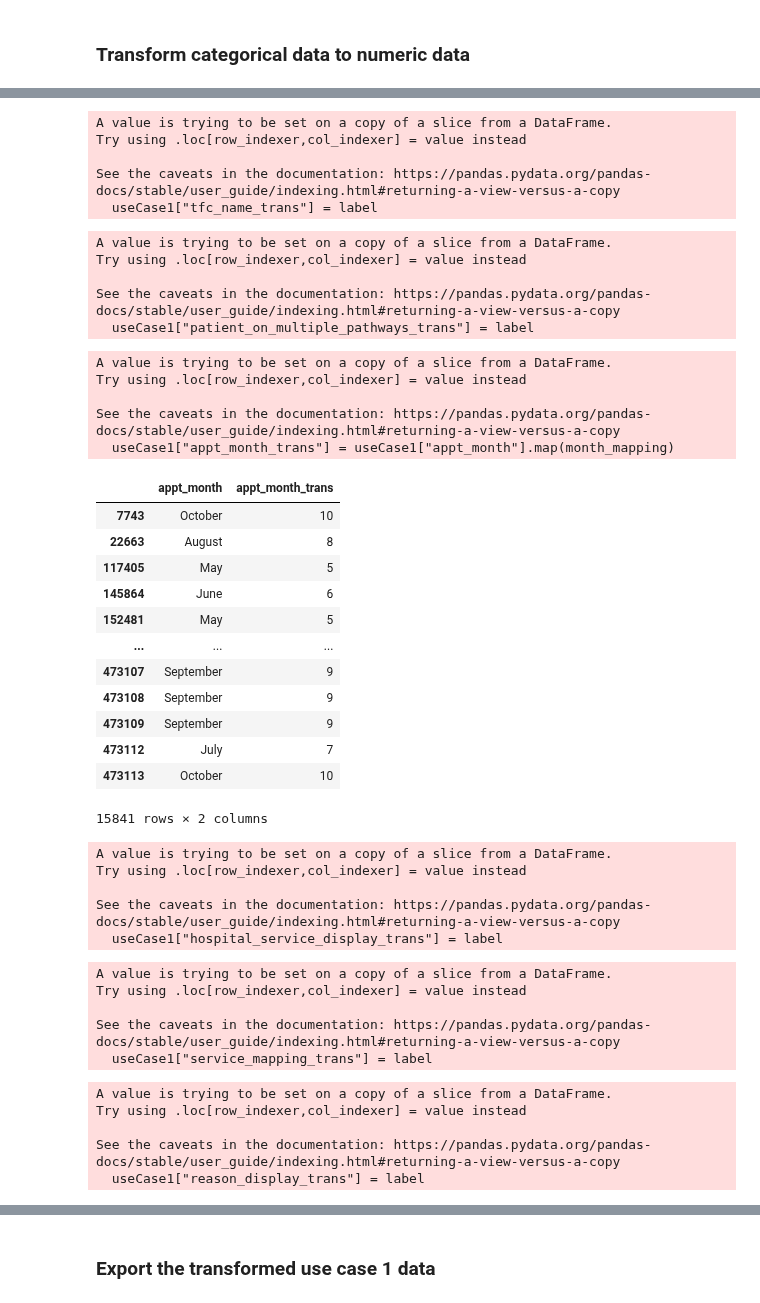
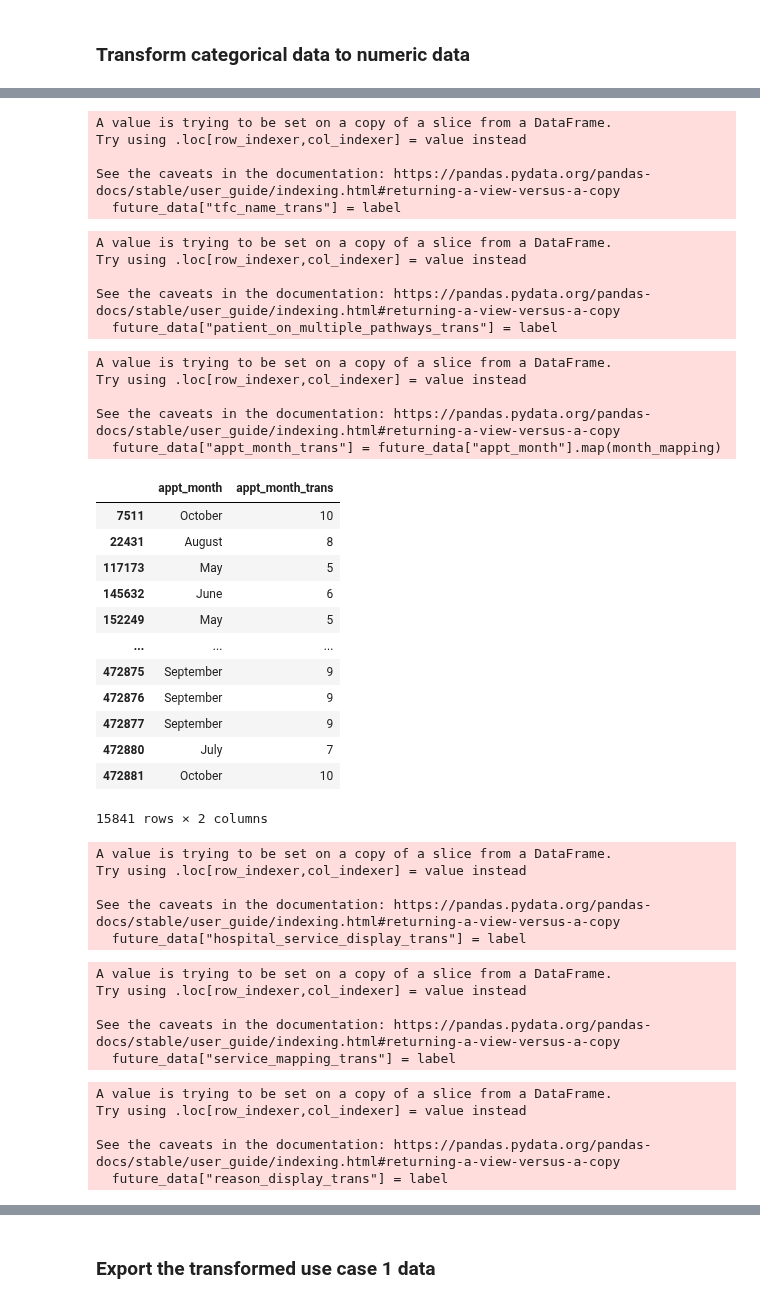
Before and after one commit to hallucinojenlee/hds_dna, a Jupyter notebook: scripts/transform_data_future_appts.ipynb, the cells around one changed output, grey strips where cells are left out. Cells and saved outputs as stored; diff of their text form; code cells hidden in the pictures.

Commit message:
updated with new data

```diff
--- a/scripts/transform_data_future_appts.ipynb
+++ b/scripts/transform_data_future_appts.ipynb
@@ -94,12 +94,12 @@ memory usage: 7.1+ MB
 le = preprocessing.LabelEncoder()
 
 # Fit the label encoder
-label = le.fit_transform(useCase1["ethnicity"])
+label = le.fit_transform(future_data["ethnicity"])
 
 # Add the encoded column to the data
-useCase1["ethnicity_trans"] = label
+future_data["ethnicity_trans"] = label
 
-useCase1
+future_data
 # %% [output]
 A value is trying to be set on a copy of a slice from a DataFrame.
 Try using .loc[row_indexer,col_indexer] = value instead
@@ -126,16 +126,16 @@ See the caveats in the documentation: https://pandas.pydata.org/pandas-docs/stab
 le = preprocessing.LabelEncoder()
 
 # Fit the label encoder
-label = le.fit_transform(useCase1["tfc_name"])
+label = le.fit_transform(future_data["tfc_name"])
 
 # Add the encoded column to the data
-useCase1["tfc_name_trans"] = label
+future_data["tfc_name_trans"] = label
 # %% [output]
 A value is trying to be set on a copy of a slice from a DataFrame.
 Try using .loc[row_indexer,col_indexer] = value instead
 
 See the caveats in the documentation: https://pandas.pydata.org/pandas-docs/stable/user_guide/indexing.html#returning-a-view-versus-a-copy
-  useCase1["tfc_name_trans"] = label
+  future_data["tfc_name_trans"] = label
 # %%
 # Encode the patient_on_multiple_pathways column
 
@@ -143,56 +143,56 @@ See the caveats in the documentation: https://pandas.pydata.org/pandas-docs/stab
 le = preprocessing.LabelEncoder()
 
 # Fit the label encoder
-label = le.fit_transform(useCase1["patient_on_multiple_pathways"])
+label = le.fit_transform(future_data["patient_on_multiple_pathways"])
 
 # Add the encoded column to the data
-useCase1["patient_on_multiple_pathways_trans"] = label
+future_data["patient_on_multiple_pathways_trans"] = label
 # %% [output]
 A value is trying to be set on a copy of a slice from a DataFrame.
 Try using .loc[row_indexer,col_indexer] = value instead
 
 See the caveats in the documentation: https://pandas.pydata.org/pandas-docs/stable/user_guide/indexing.html#returning-a-view-versus-a-copy
-  useCase1["patient_on_multiple_pathways_trans"] = label
+  future_data["patient_on_multiple_pathways_trans"] = label
 # %%
 # Encode the appt_month column
 
 month_mapping ={
     "January": 1,
     "February": 2,
     "March": 3,
     "April": 4,
     "May": 5,
     "June": 6,
     "July": 7,
     "August": 8,
     "September": 9,
     "October": 10,
     "November": 11,
     "December": 12
 }
 
 # Map the month names to numbers
-useCase1["appt_month_trans"] = useCase1["appt_month"].map(month_mapping)
+future_data["appt_month_trans"] = future_data["appt_month"].map(month_mapping)
 
-useCase1[['appt_month', 'appt_month_trans']]
+future_data[['appt_month', 'appt_month_trans']]
 # %% [output]
 A value is trying to be set on a copy of a slice from a DataFrame.
 Try using .loc[row_indexer,col_indexer] = value instead
 
 See the caveats in the documentation: https://pandas.pydata.org/pandas-docs/stable/user_guide/indexing.html#returning-a-view-versus-a-copy
-  useCase1["appt_month_trans"] = useCase1["appt_month"].map(month_mapping)
+  future_data["appt_month_trans"] = future_data["appt_month"].map(month_mapping)
 |  | appt_month | appt_month_trans |
-| 7743 | October | 10 |
-| 22663 | August | 8 |
-| 117405 | May | 5 |
-| 145864 | June | 6 |
-| 152481 | May | 5 |
+| 7511 | October | 10 |
+| 22431 | August | 8 |
+| 117173 | May | 5 |
+| 145632 | June | 6 |
+| 152249 | May | 5 |
 | ... | ... | ... |
-| 473107 | September | 9 |
-| 473108 | September | 9 |
-| 473109 | September | 9 |
-| 473112 | July | 7 |
-| 473113 | October | 10 |
+| 472875 | September | 9 |
+| 472876 | September | 9 |
+| 472877 | September | 9 |
+| 472880 | July | 7 |
+| 472881 | October | 10 |
 15841 rows × 2 columns
 # %%
 # Encode the hospital_service_display column
@@ -201,16 +201,16 @@ See the caveats in the documentation: https://pandas.pydata.org/pandas-docs/stab
 le = preprocessing.LabelEncoder()
 
 # Fit the label encoder
-label = le.fit_transform(useCase1["hospital_service_display"])
+label = le.fit_transform(future_data["hospital_service_display"])
 
 # Add the encoded column to the data
-useCase1["hospital_service_display_trans"] = label
+future_data["hospital_service_display_trans"] = label
 # %% [output]
 A value is trying to be set on a copy of a slice from a DataFrame.
 Try using .loc[row_indexer,col_indexer] = value instead
 
 See the caveats in the documentation: https://pandas.pydata.org/pandas-docs/stable/user_guide/indexing.html#returning-a-view-versus-a-copy
-  useCase1["hospital_service_display_trans"] = label
+  future_data["hospital_service_display_trans"] = label
 # %%
 # Encode the service_mapping column
 
@@ -218,16 +218,16 @@ See the caveats in the documentation: https://pandas.pydata.org/pandas-docs/stab
 le = preprocessing.LabelEncoder()
 
 # Fit the label encoder
-label = le.fit_transform(useCase1["service_mapping"])
+label = le.fit_transform(future_data["service_mapping"])
 
 # Add the encoded column to the data
-useCase1["service_mapping_trans"] = label
+future_data["service_mapping_trans"] = label
 # %% [output]
 A value is trying to be set on a copy of a slice from a DataFrame.
 Try using .loc[row_indexer,col_indexer] = value instead
 
 See the caveats in the documentation: https://pandas.pydata.org/pandas-docs/stable/user_guide/indexing.html#returning-a-view-versus-a-copy
-  useCase1["service_mapping_trans"] = label
+  future_data["service_mapping_trans"] = label
 # %%
 # Encode the reason_display column
 
@@ -235,16 +235,16 @@ See the caveats in the documentation: https://pandas.pydata.org/pandas-docs/stab
 le = preprocessing.LabelEncoder()
 
 # Fit the label encoder
-label = le.fit_transform(useCase1["reason_display"])
+label = le.fit_transform(future_data["reason_display"])
 
 # Add the encoded column to the data
-useCase1["reason_display_trans"] = label
+future_data["reason_display_trans"] = label
 # %% [output]
 A value is trying to be set on a copy of a slice from a DataFrame.
 Try using .loc[row_indexer,col_indexer] = value instead
 
 See the caveats in the documentation: https://pandas.pydata.org/pandas-docs/stable/user_guide/indexing.html#returning-a-view-versus-a-copy
-  useCase1["reason_display_trans"] = label
+  future_data["reason_display_trans"] = label
 # %%
 # Encode the appointment_type column
 
```
Also changed, not shown: parts of 7 cells of this notebook, 1 other file.
